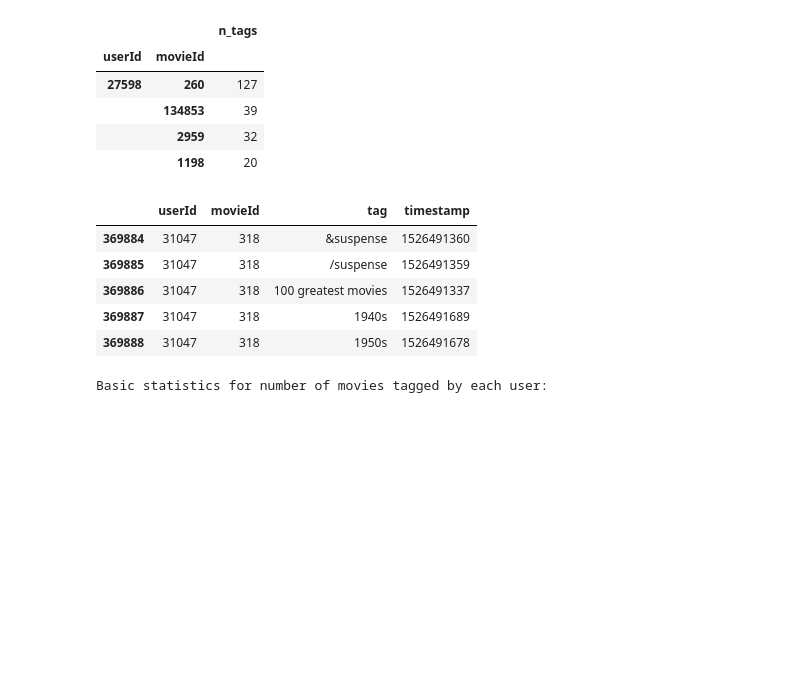
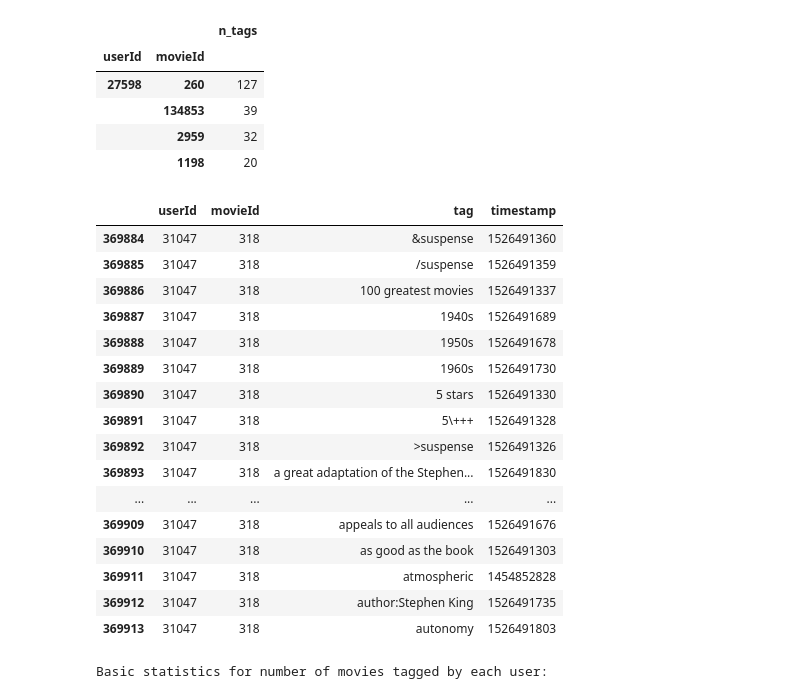
Before and after one commit to lebenaba/movie_recommendation, a Jupyter notebook: notebooks/plots_users_tags.ipynb, the cells around one changed output. Drawn from its saved outputs; the diff is of its cells as text; code cells hidden in the pictures; blank space fills up the shorter version.

```diff
--- a/notebooks/plots_users_tags.ipynb
+++ b/notebooks/plots_users_tags.ipynb
@@ -203,14 +203,25 @@ Examples:
 |  | 1198 | 20 |
 # %%
 # movie with most tags from single user
-df_tags[df_tags.userId == 31047][df_tags.movieId == 318].head()
+df_tags[df_tags.userId == 31047][df_tags.movieId == 318].head(30)
 # %% [output]
 |  | userId | movieId | tag | timestamp |
 | 369884 | 31047 | 318 | &suspense | 1526491360 |
 | 369885 | 31047 | 318 | /suspense | 1526491359 |
 | 369886 | 31047 | 318 | 100 greatest movies | 1526491337 |
 | 369887 | 31047 | 318 | 1940s | 1526491689 |
 | 369888 | 31047 | 318 | 1950s | 1526491678 |
+| 369889 | 31047 | 318 | 1960s | 1526491730 |
+| 369890 | 31047 | 318 | 5 stars | 1526491330 |
+| 369891 | 31047 | 318 | 5\+++ | 1526491328 |
+| 369892 | 31047 | 318 | >suspense | 1526491326 |
+| 369893 | 31047 | 318 | a great adaptation of the Stephen... | 1526491830 |
+| ... | ... | ... | ... | ... |
+| 369909 | 31047 | 318 | appeals to all audiences | 1526491676 |
+| 369910 | 31047 | 318 | as good as the book | 1526491303 |
+| 369911 | 31047 | 318 | atmospheric | 1454852828 |
+| 369912 | 31047 | 318 | author:Stephen King | 1526491735 |
+| 369913 | 31047 | 318 | autonomy | 1526491803 |
 # %%
 print('Basic statistics for number of movies tagged by each user:')
 display(user_tagged_movies_sum.describe())
```
Also changed, not shown: parts of 9 cells of this notebook, 2 other files.
